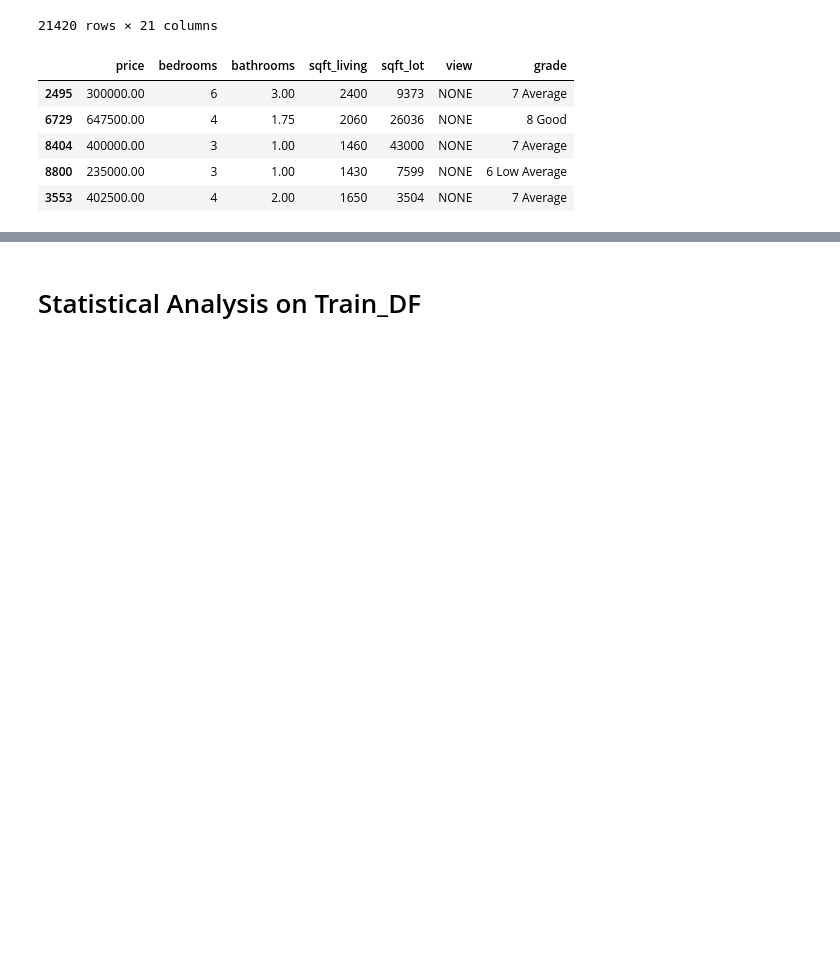
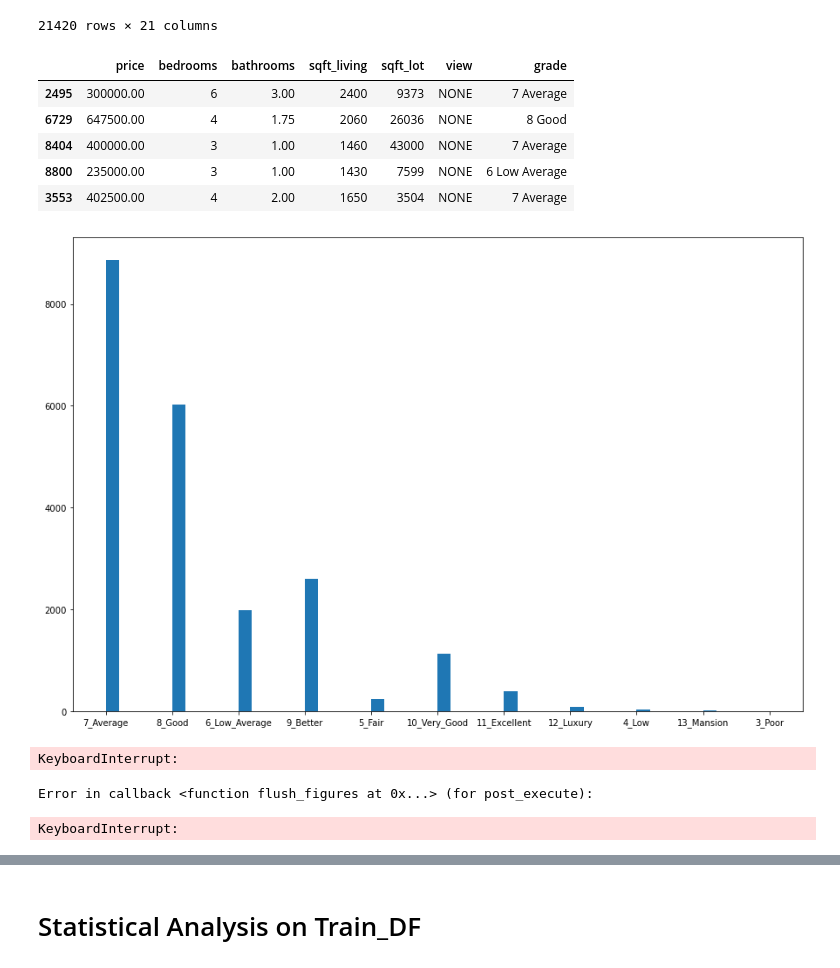
Before and after one commit to xiaohua-su/King_County_Real_Estate_Analysis, a Jupyter notebook: scratchwork_that_runs_properly.ipynb, the cells around one changed output, grey strips where cells are left out. Saved outputs shown, nothing was run; the diff lists cells and outputs as text; code cells hidden in the pictures; blank space fills up the shorter version.

```diff
--- a/scratchwork_that_runs_properly.ipynb
+++ b/scratchwork_that_runs_properly.ipynb
@@ -108,10 +108,12 @@ df_copy.head()
 df_copy.grade = [x.replace(" ", "_").strip() for x in df_copy.grade]
 # %%
 #previous run showed a fan like residual shape and that there's a pattern so we are transform
-df_copy['sqft_living'] = np.log(df_copy['sqft_living'])
+#df_copy['price'] = np.log(df_copy['price'])
 # %%
 # Establishing target and predictor variables
 df_copy = df_copy[df_copy['grade'] != '3 Poor']
+# %%
+df_copy = df_copy[df_copy['bedrooms'] != 33] #
 # %%
 df_copy.bedrooms = df_copy.bedrooms.astype(str)
 # %%
@@ -120,3 +122,17 @@ df_copy.bathrooms  = df_copy.bathrooms.astype(str)
 #df_copy.zipcode = df_copy.zipcode.astype(str)
 # %%
 df_copy = df_copy.dropna(subset = ['view'])
+# %%
+fig, ax = plt.subplots(figsize = (15, 10))
+
+ax.hist(df_copy['grade'], bins = 50);
+# %% [output]
+[figure, added]
+# %%
+fig, ax = plt.subplots(figsize = (15, 10))
+
+ax.barh(df_copy['grade'], width = df_copy['price']);
+# %% [output]
+KeyboardInterrupt:
+Error in callback <function flush_figures at 0x...> (for post_execute):
+KeyboardInterrupt:
```
Also changed, not shown: parts of 63 cells of this notebook.
